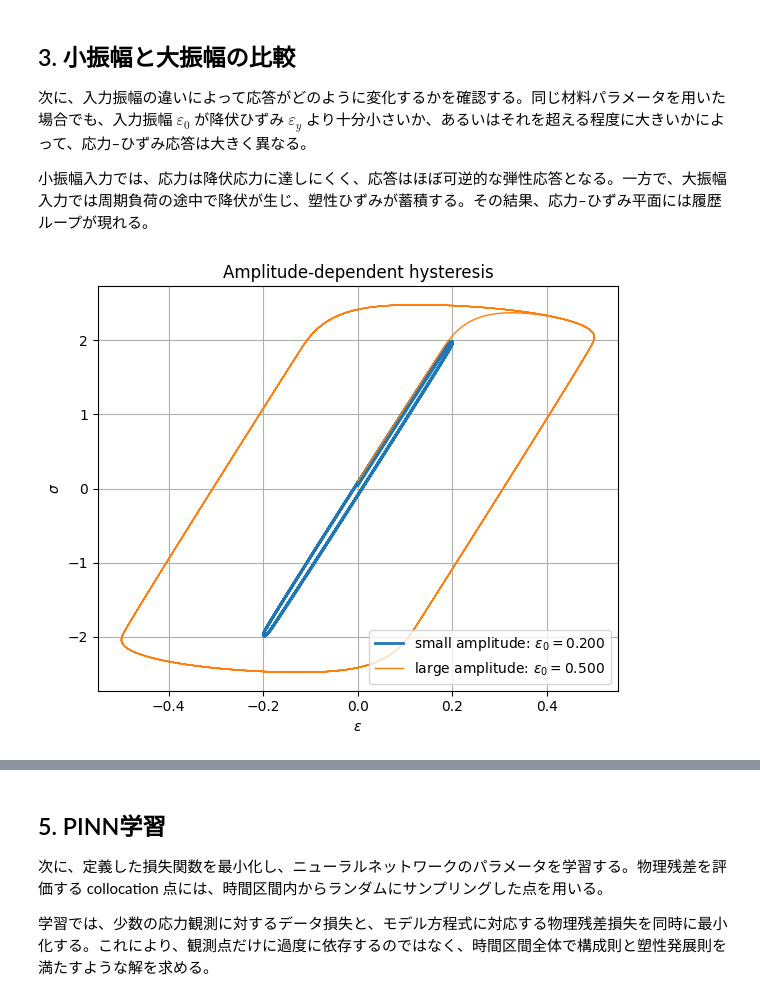
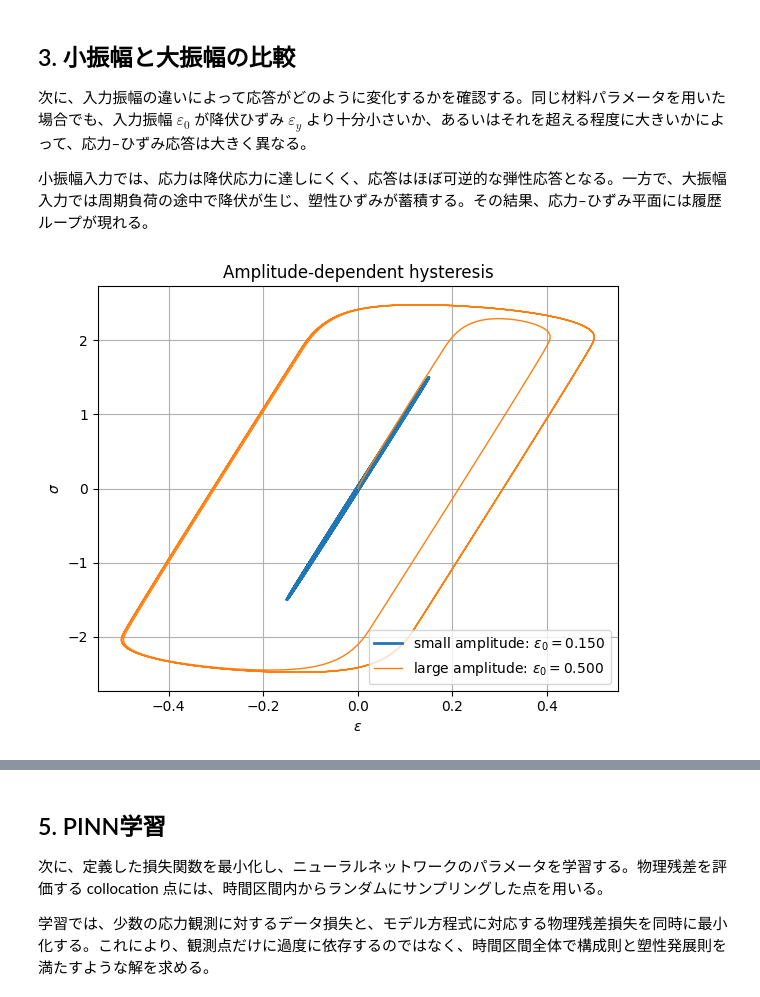
Before and after one commit to itoshin110/Lecture-of-physics-informed-neural-networks, a Jupyter notebook: pinn_elastoviscoplastic_bingham.ipynb, the cells around one changed output, grey strips where cells are left out. Cells and saved outputs as stored; diff of their text form; code cells hidden in the pictures.

```diff
--- a/pinn_elastoviscoplastic_bingham.ipynb
+++ b/pinn_elastoviscoplastic_bingham.ipynb
@@ -184,6 +186,7 @@ sigma_y_true = 2.0
 
 # 入力条件
 omega = 1.0
+tau = 1.0
 eps0 = 0.50
 
 # 滑らか化パラメータ
@@ -195,12 +198,12 @@ Nt = 1200
 t_np = np.linspace(0.0, T, Nt)
 
 
-def strain_np(t, eps0, omega=omega):
-    return eps0 * np.sin(omega * t)
+def strain_np(t, eps0, omega=omega, tau=tau):
+    return eps0 * np.sin(omega * t) * (1.0 - np.exp(-t / tau))
 
 
 def dstrain_np(t, eps0, omega=omega):
-    return eps0 * omega * np.cos(omega * t)
+    return eps0 * omega * np.cos(omega * t) * (1.0 - np.exp(-t / tau)) + eps0 * np.sin(omega * t) * (1.0 / tau) * np.exp(-t / tau)
 
 
 def softplus_np(x, k=k_smooth):
@@ -346,25 +349,25 @@ plt.close()
 
 小振幅入力では、応力は降伏応力に達しにくく、応答はほぼ可逆的な弾性応答となる。一方で、大振幅入力では周期負荷の途中で降伏が生じ、塑性ひずみが蓄積する。その結果、応力–ひずみ平面には履歴ループが現れる。
 # %%
-eps0_1 = 0.2
+eps0_1 = 0.15
 eps_small, epsp_small, depsp_small, sigma_small = rk4_reference(t_np, eps0=eps0_1)
 
 eps0_2 = 0.5
 eps_large, epsp_large, depsp_large, sigma_large = rk4_reference(t_np, eps0=eps0_2)
 
 plt.figure(figsize=(6, 5))
 plt.plot(eps_small, sigma_small, label=r"small amplitude: $\varepsilon_0=$"+"{:.3f}".format(eps0_1),lw=2)
 plt.plot(eps_large, sigma_large, label=r"large amplitude: $\varepsilon_0=$"+"{:.3f}".format(eps0_2),lw=1)
 plt.xlabel(r"$\varepsilon$")
 plt.ylabel(r"$\sigma$")
 plt.title("Amplitude-dependent hysteresis")
 plt.legend(loc=4)
 plt.tight_layout()
 plt.grid()
 plt.show()
 plt.close()
 # %% [output]
-[figure, old version]
+[figure, new version]
 # %% [markdown]
 ## 4. PINNの設定
 
```
Also changed, not shown: parts of 11 cells of this notebook.
